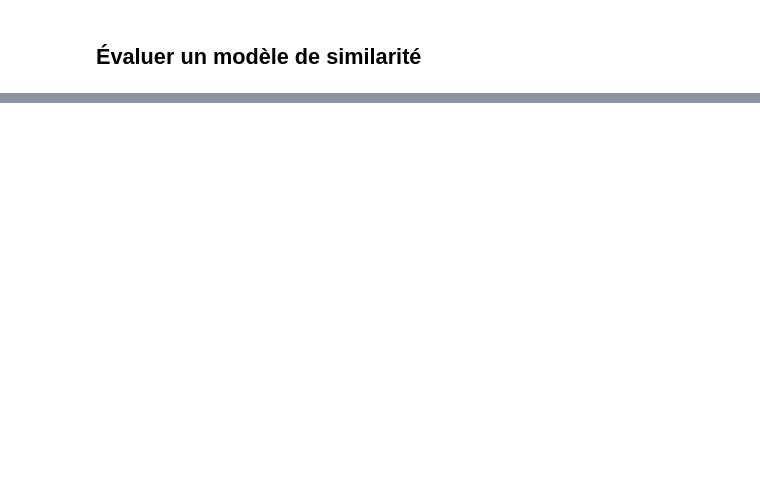
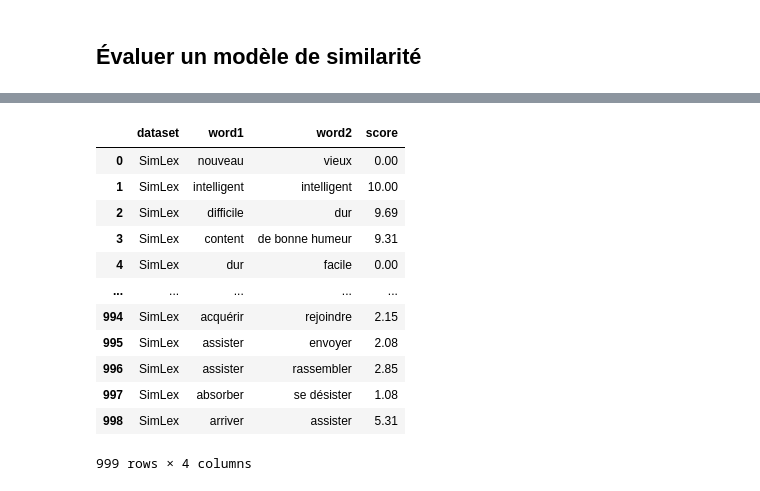
Before and after one commit to antoine-bourgois/MIA_2026_UE16_NLP, a Jupyter notebook: code/2_Cooccurrence_Tokens_Vecteurs.ipynb, the cells around one changed output, grey strips where cells are left out. Saved outputs shown, nothing was run; the diff lists cells and outputs as text; code cells hidden in the pictures; blank space fills up the shorter version.

```diff
--- a/code/2_Cooccurrence_Tokens_Vecteurs.ipynb
+++ b/code/2_Cooccurrence_Tokens_Vecteurs.ipynb
@@ -707,0 +772,16 @@ print(umap_results_df.round(4))
+# %%
+datasets["SimLex"]
+# %% [output]
+|  | dataset | word1 | word2 | score |
+| 0 | SimLex | nouveau | vieux | 0.00 |
+| 1 | SimLex | intelligent | intelligent | 10.00 |
+| 2 | SimLex | difficile | dur | 9.69 |
+| 3 | SimLex | content | de bonne humeur | 9.31 |
+| 4 | SimLex | dur | facile | 0.00 |
+| ... | ... | ... | ... | ... |
+| 994 | SimLex | acquérir | rejoindre | 2.15 |
+| 995 | SimLex | assister | envoyer | 2.08 |
+| 996 | SimLex | assister | rassembler | 2.85 |
+| 997 | SimLex | absorber | se désister | 1.08 |
+| 998 | SimLex | arriver | assister | 5.31 |
+999 rows × 4 columns
```
Also changed, not shown: parts of 42 cells of this notebook.
